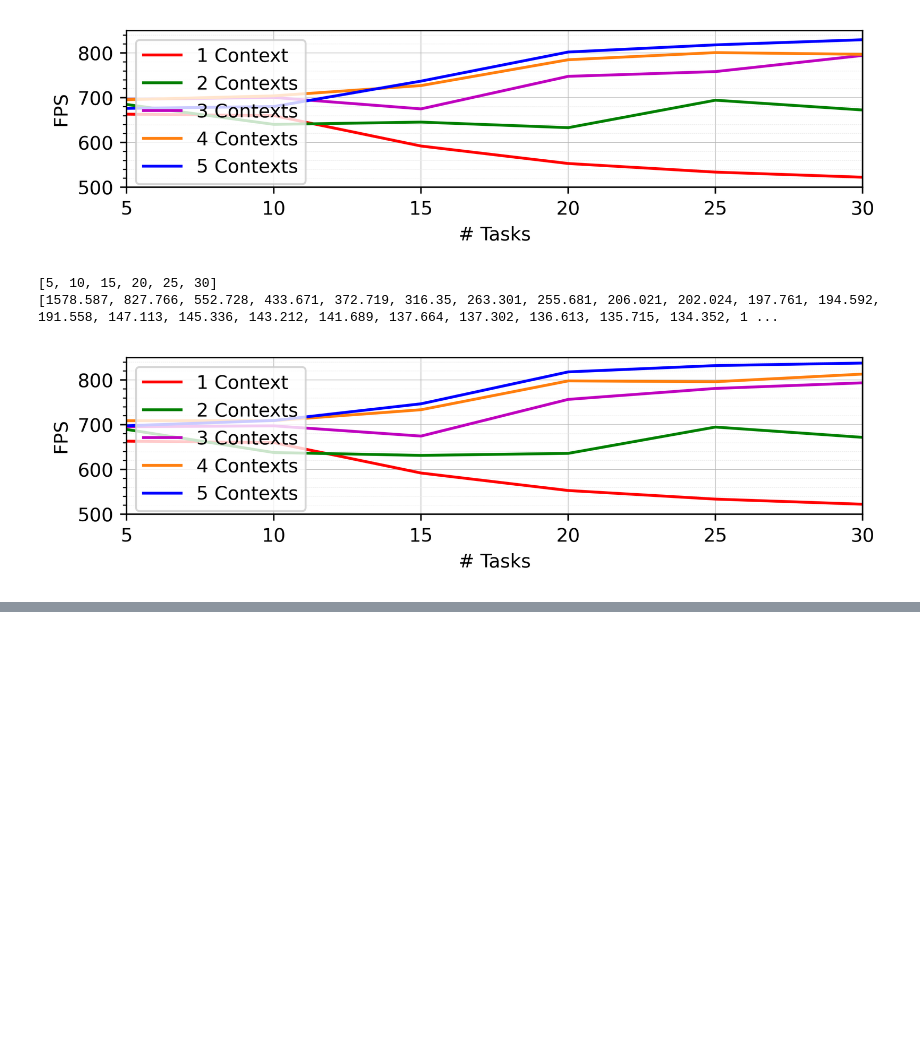
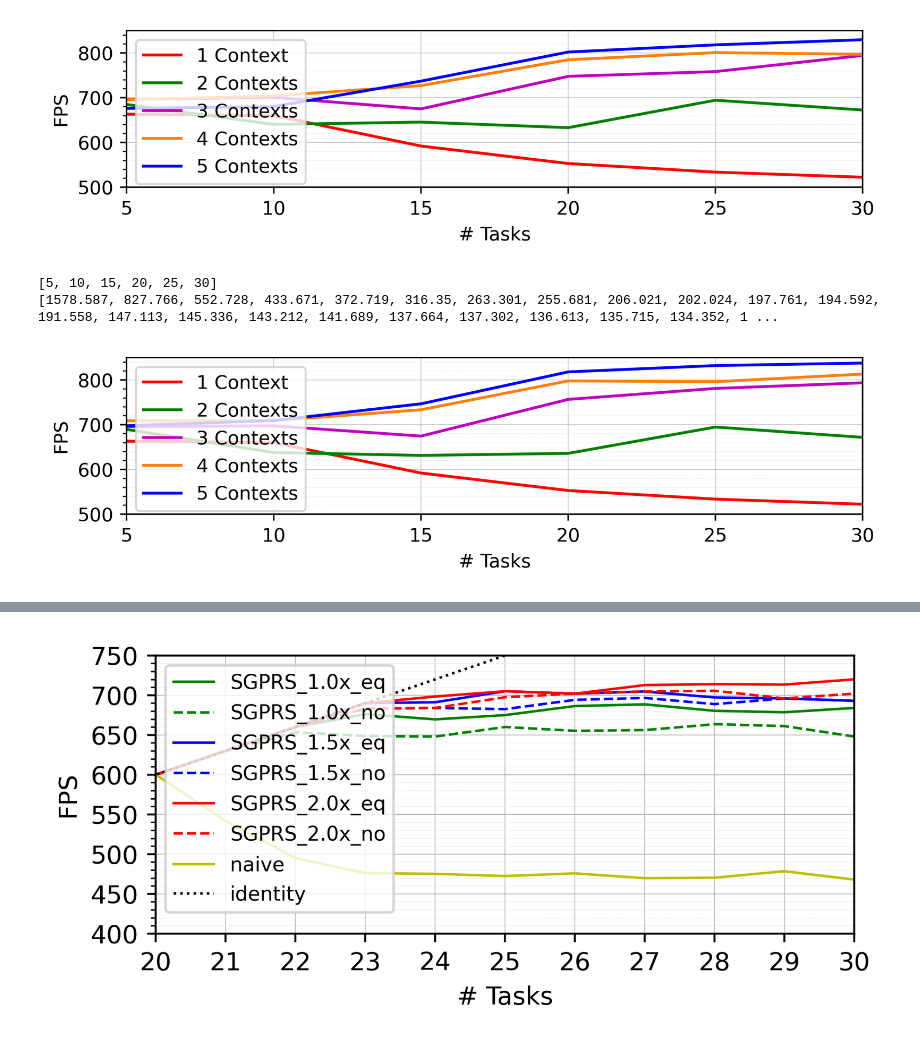
Before and after one commit to AmirFB/DARIS, a Jupyter notebook: speedup.ipynb, the cells around one changed output, grey strips where cells are left out. Saved outputs shown, nothing was run; the diff lists cells and outputs as text; code cells hidden in the pictures; blank space fills up the shorter version.

```diff
--- a/speedup.ipynb
+++ b/speedup.ipynb
@@ -456,0 +269,95 @@ array([0.59508271, 0.59508271, 0.59508271, 0.59508271, 0.59508271,
+# %%
+count = 2
+
+(x11, c11, m11) = extractData(count, 1, 1)
+(x12, c12, m12) = extractData(count, 1, 2)
+(x21, c21, m21) = extractData(count, 2, 1)
+(x22, c22, m22) = extractData(count, 2, 2)
+(x31, c31, m31) = extractData(count, 3, 1)
+(x32, c32, m32) = extractData(count, 3, 2)
+(xna, cna, mna) = extractData(count, 0, 0)
+
+plt.figure(figsize=(5, 2), dpi= 400)
+# plt.subplot(1, 2, 1)
+
+id = []
+
+for i in range(15, 31):
+    id.append(i * 30)
+
+plt.plot(x11, c11, color='g', linestyle='-', linewidth=wdth)
+plt.plot(x12, c12, color='g', linestyle='--', linewidth=wdth)
+plt.plot(x21, c21, color='b', linestyle='-', linewidth=wdth)
+plt.plot(x22, c22, color='b', linestyle='--', linewidth=wdth)
+plt.plot(x31, c31, color='r', linestyle='-', linewidth=wdth)
+plt.plot(x32, c32, color='r', linestyle='--', linewidth=wdth)
+plt.plot(xna, cna, color='y', linestyle='-', linewidth=wdth)
+plt.plot(list(range(15, 31)), id, color='k', linestyle=':', linewidth=wdth)
+
+xticks = list(range(15, 31, 1))
+
+plt.xticks(xticks)
+plt.yticks(range(400, 851, 50))
+
+plt.xlim(20, 30)
+plt.ylim(400, 750)
+
+plt.grid(visible=True, which='minor', color='0.9', linestyle='--', linewidth=0.2)
+plt.grid(visible=True, which='major', color='0.7', linestyle='-', linewidth=0.3)
+plt.minorticks_on()
+plt.gca().xaxis.set_minor_locator(plt.NullLocator())
+plt.xlabel('# Tasks')
+plt.ylabel('FPS')
+
+plt.legend([
+    'SGPRS_1.0x_eq',
+    'SGPRS_1.0x_no',
+    'SGPRS_1.5x_eq',
+    'SGPRS_1.5x_no',
+    'SGPRS_2.0x_eq',
+    'SGPRS_2.0x_no',
+    'naive',
+    'identity'
+],
+    prop={'size': 8}, loc='upper left')
+
+# plt.subplot(1, 2, 2)
+plt.figure()
+plt.figure(figsize=(5, 2), dpi= 400)
+
+plt.plot(x11, m11, color='g', linestyle='-', linewidth=wdth)
+plt.plot(x12, m12, color='g', linestyle='--', linewidth=wdth)
+plt.plot(x21, m21, color='b', linestyle='-', linewidth=wdth)
+plt.plot(x22, m22, color='b', linestyle='--', linewidth=wdth)
+plt.plot(x31, m31, color='r', linestyle='-', linewidth=wdth)
+plt.plot(x32, m32, color='r', linestyle='--', linewidth=wdth)
+plt.plot(xna, mna, color='y', linestyle='-', linewidth=wdth)
+
+# xticks = list(range(15, 31, 5))
+
+plt.xticks(xticks)
+plt.yticks(range(0, 101, 20))
+
+plt.xlim(20, 30)
+plt.ylim(0, 100)
+
+plt.grid(visible=True, which='minor', color='0.9', linestyle='--', linewidth=0.2)
+plt.grid(visible=True, which='major', color='0.7', linestyle='-', linewidth=0.3)
+plt.minorticks_on()
+plt.gca().xaxis.set_minor_locator(plt.NullLocator())
+plt.xlabel('# Tasks')
+plt.ylabel('Deadline Miss%')
+
+plt.legend([
+    'SGPRS_1.0x_eq',
+    'SGPRS_1.0x_no',
+    'SGPRS_1.5x_eq',
+    'SGPRS_1.5x_no',
+    'SGPRS_2.0x_eq',
+    'SGPRS_2.0x_no',
+    'naive'
+],
+    prop={'size': 8}, loc='upper left')
+
+# plt.show()
+# %% [output]
@@ -456,0 +365 @@ array([0.59508271, 0.59508271, 0.59508271, 0.59508271, 0.59508271,
+[figure, added]
```
Also changed, not shown: parts of 9 cells of this notebook, 57 other files.
